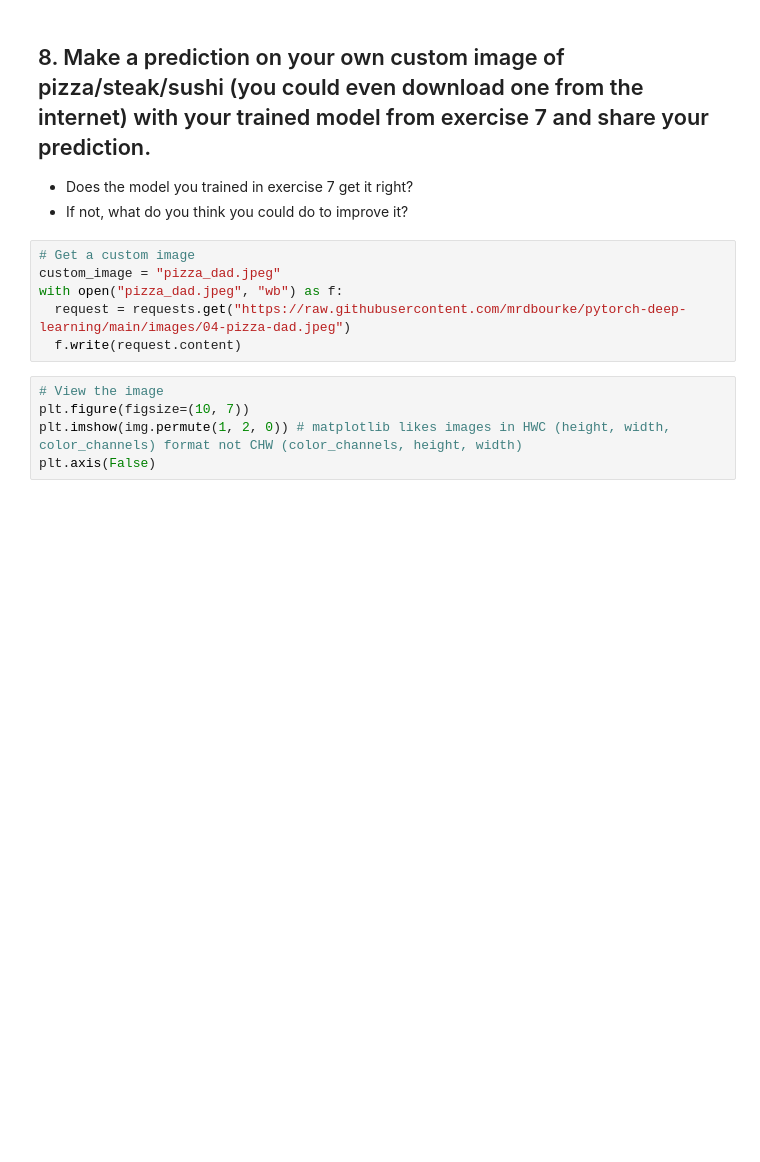
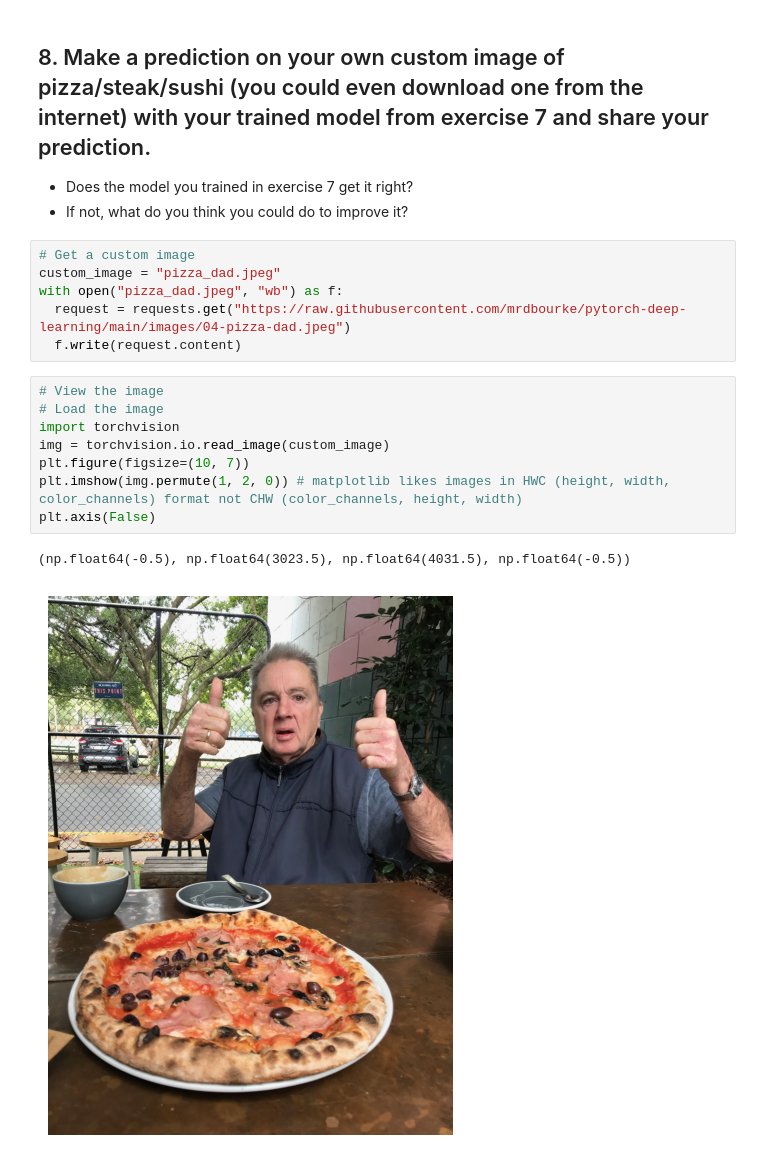
Before and after one commit to AnPham0510/image-test, a Jupyter notebook: extras/exercises/04_pytorch_custom_datasets_exercises.ipynb, the cells around one changed output. Drawn from its saved outputs; the diff is of its cells as text; blank space fills up the shorter version.

```diff
--- a/extras/exercises/04_pytorch_custom_datasets_exercises.ipynb
+++ b/extras/exercises/04_pytorch_custom_datasets_exercises.ipynb
@@ -559,9 +762,15 @@ with open("pizza_dad.jpeg", "wb") as f:
   f.write(request.content)
 # %%
 # View the image
+# Load the image
+import torchvision
+img = torchvision.io.read_image(custom_image)
 plt.figure(figsize=(10, 7))
 plt.imshow(img.permute(1, 2, 0)) # matplotlib likes images in HWC (height, width, color_channels) format not CHW (color_channels, height, width)
 plt.axis(False)
+# %% [output]
+(np.float64(-0.5), np.float64(3023.5), np.float64(4031.5), np.float64(-0.5))
+[figure, added]
 # %%
 # Make a prediction on the image
 model_4.eval()
```
Also changed, not shown: parts of 22 cells of this notebook.
